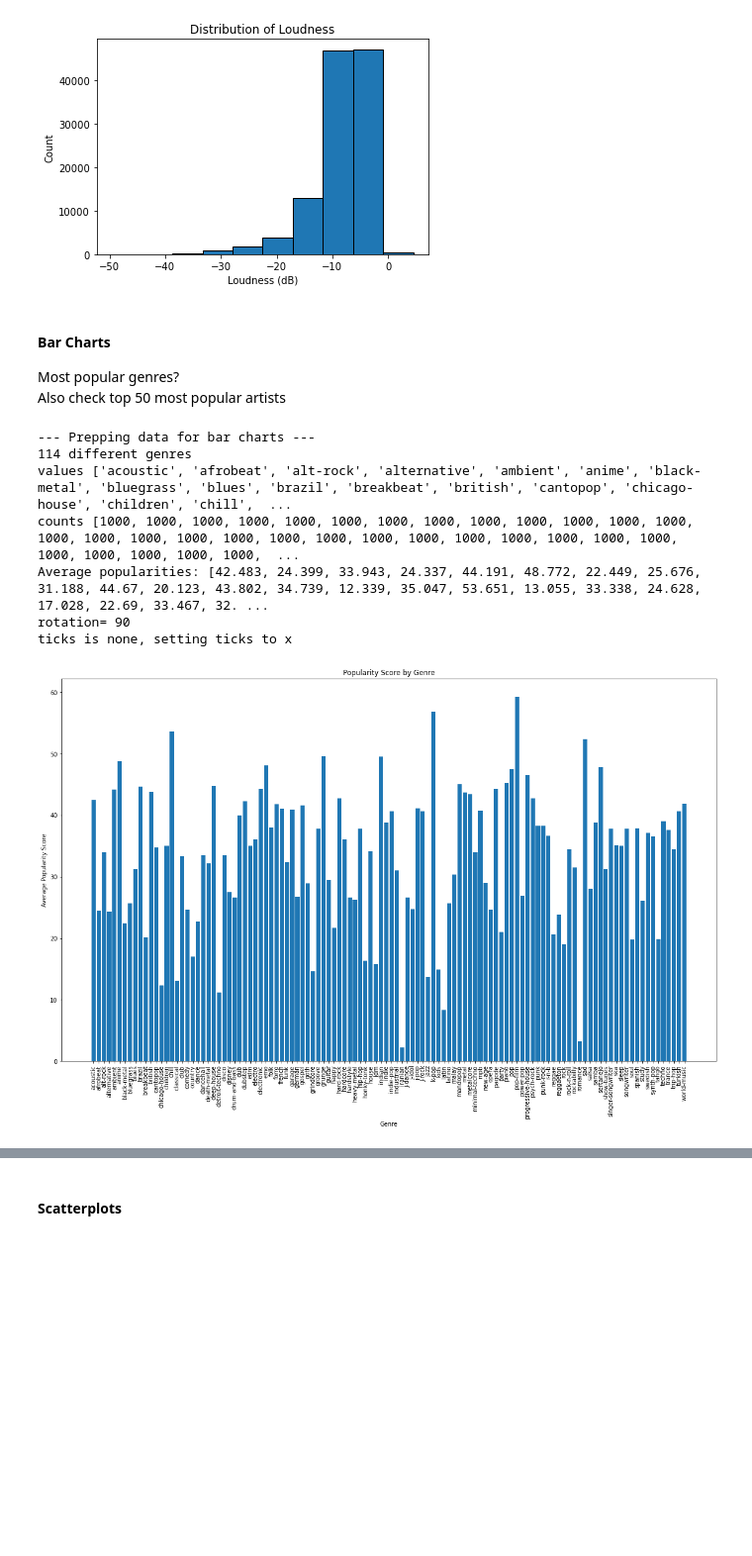
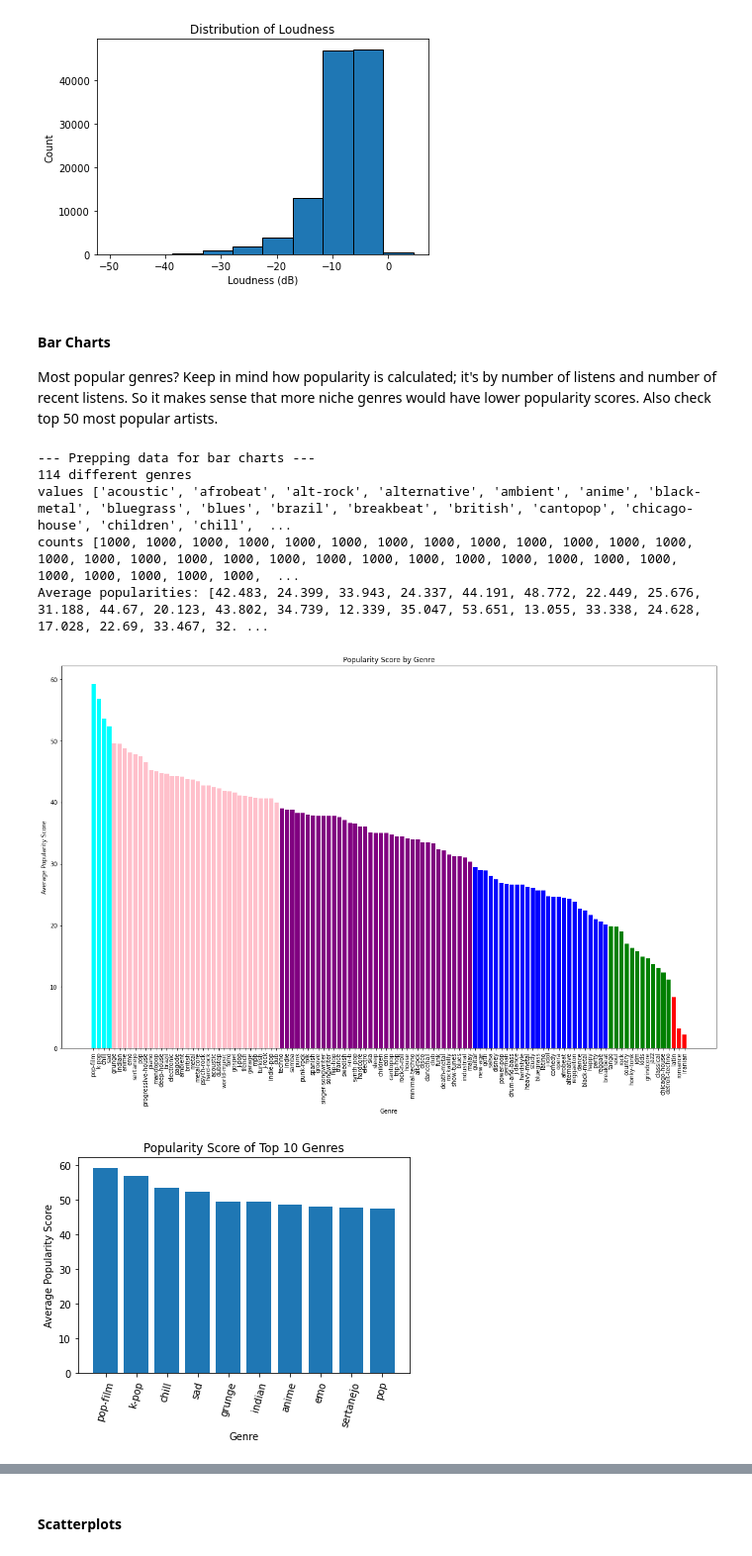
Before and after one commit to ebodenbender/Music-Popularity-Classification, a Jupyter notebook: song-classication.ipynb, the cells around one changed output, grey strips where cells are left out. Shown: that part at 99% size. Cells and saved outputs as stored; diff of their text form; code cells hidden in the pictures; blank space fills up the shorter version.

Commit message:
finished bar charts for popularity by genre

```diff
--- a/song-classication.ipynb
+++ b/song-classication.ipynb
@@ -91,41 +87,71 @@ Dropping 301 instances
 [figure]
 # %% [markdown]
 #### Bar Charts
-Most popular genres?
-Also check top 50 most popular artists
+Most popular genres? Keep in mind how popularity is calculated; it's by number of listens and number of recent listens. So it makes sense that more niche genres would have lower popularity scores.
+Also check top 50 most popular artists.
 # %%
+# popularities by genre
 # data preparation
 print("\n--- Prepping data for bar charts ---")
 genre = songs["track_genre"]
 genre_values, genre_counts = utils.get_frequencies(list(genre))
 print(len(genre_values), "different genres")
 print("values", genre_values)
 print("counts", genre_counts)
 
 # get average popularity score for each genre
 avg_popularity = [0] * len(genre_values)
 # sum popularity scores across all instances by genre
 for idx, row in songs.iterrows():
     genre_index = genre_values.index(row["track_genre"])
     avg_popularity[genre_index] += row["popularity"]
 # divide each sum to get average
 for i, popularity_score in enumerate(avg_popularity):
     avg_popularity[i] = popularity_score / genre_counts[i]
 
-print("Average popularities:", avg_popularity)
+print("Average popularities:", avg_popularity, end="\n\n")
 
-# TODO get top 50 artists and graph their popularity scores as well
+# find top 10 most popular genres
+genre_popularity = list(zip(genre_values, avg_popularity))
+genre_popularity.sort(reverse=True, key=lambda x: x[1])
+# unzip genre_popularity into parallel lists of genre and popularity
+# for top 10 and bottom 10 most/least popular genres
+top_10 = genre_popularity[:10]
+top_10 = [[genre for genre, _ in top_10], [popularity for _, popularity in top_10]]
+bottom_10 = genre_popularity[len(genre_popularity)-10:]
+bottom_10 = [[genre for genre, _ in bottom_10], [popularity for _, popularity in bottom_10]]
+genre_popularity = [[genre for genre, _ in genre_popularity], [popularity for _, popularity in genre_popularity]]
+
+# set colors for graph of popularities by genre
+colors = []
+for popularity in genre_popularity[1]:
+    if popularity >= 50:
+        colors.append("cyan")
+    elif popularity >= 40:
+        colors.append("pink")
+    elif popularity >= 30:
+        colors.append("purple")
+    elif popularity >= 20:
+        colors.append("blue")
+    elif popularity >= 10:
+        colors.append("green")
+    else:
+        colors.append("red")
 
 # generate bar charts
-plot_utils.make_bar_chart(genre_values, avg_popularity, "Popularity Score by Genre", "Genre", \
-                          "Average Popularity Score", bar_labels=genre_values, rotation=90, figsize=(20,12))
-# TODO clean this bar chart
+plot_utils.make_bar_chart(genre_popularity[0], genre_popularity[1], "Popularity Score by Genre", \
+                          "Genre", "Average Popularity Score", bar_labels=genre_popularity[0], \
+                          rotation=90, figsize=(20,12), color=colors)
+# TODO make key for bar chart with color coded popularities
+plot_utils.make_bar_chart(top_10[0], top_10[1], "Popularity Score of Top 10 Genres", "Genre", \
+                          "Average Popularity Score", bar_labels=top_10[0], rotation=75)
+plot_utils.make_bar_chart(bottom_10[0], bottom_10[1], "Popularity Score of Bottom 10 Genres", "Genre", \
+                          "Average Popularity Score", bar_labels=bottom_10[0], rotation=75)
 # %% [output]
 --- Prepping data for bar charts ---
 114 different genres
 values ['acoustic', 'afrobeat', 'alt-rock', 'alternative', 'ambient', 'anime', 'black-metal', 'bluegrass', 'blues', 'brazil', 'breakbeat', 'british', 'cantopop', 'chicago-house', 'children', 'chill',  ...
 counts [1000, 1000, 1000, 1000, 1000, 1000, 1000, 1000, 1000, 1000, 1000, 1000, 1000, 1000, 1000, 1000, 1000, 1000, 1000, 1000, 1000, 1000, 1000, 1000, 1000, 1000, 1000, 1000, 1000, 1000, 1000, 1000,  ...
 Average popularities: [42.483, 24.399, 33.943, 24.337, 44.191, 48.772, 22.449, 25.676, 31.188, 44.67, 20.123, 43.802, 34.739, 12.339, 35.047, 53.651, 13.055, 33.338, 24.628, 17.028, 22.69, 33.467, 32. ...
-rotation= 90
-ticks is none, setting ticks to x
-[figure, old version]
+[figure, new version]
+[figure, added]
```
Also changed, not shown: parts of 4 cells of this notebook.
